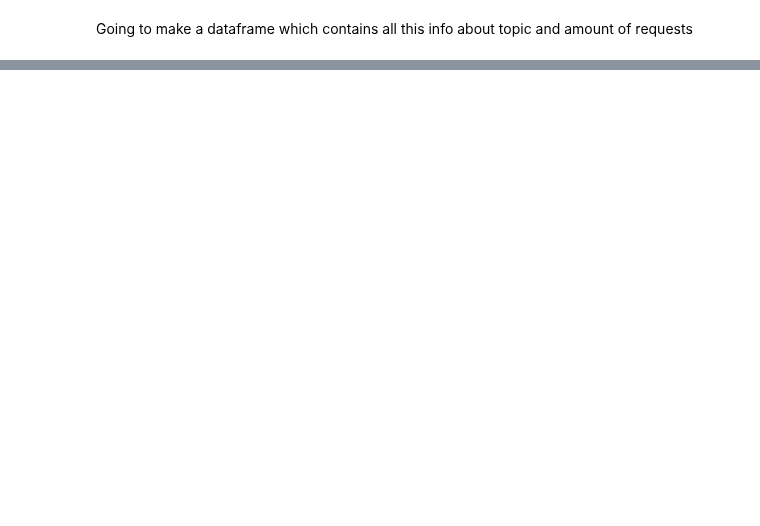
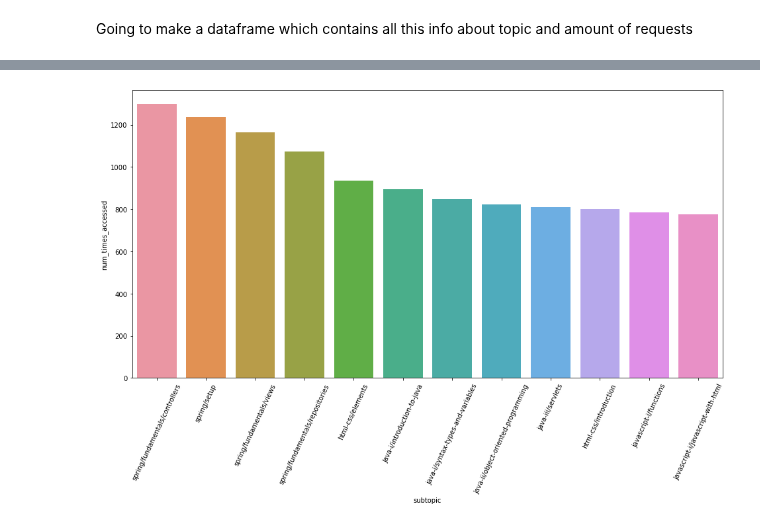
Before and after one commit to AACKV/anomaly_detection_project, a Jupyter notebook: andrew_working_notebook.ipynb, the cells around one changed output, grey strips where cells are left out. Saved outputs shown, nothing was run; the diff lists cells and outputs as text; code cells hidden in the pictures; blank space fills up the shorter version.

```diff
--- a/andrew_working_notebook.ipynb
+++ b/andrew_working_notebook.ipynb
@@ -578,0 +760,16 @@ sns.barplot(data= wd_results_df, x = 'topic', y = 'times_accessed')
+# %%
+# Making a dataframe to contain the most accessed subtopics
+sub_topics_list = ['java-i/introduction-to-java',
+                   'java-i/syntax-types-and-variables',
+                   'java-ii/object-oriented-programming',
+                   'java-iii/servlets',
+                   'javascript-i/functions',
+                   'javascript-i/javascript-with-html',
+                   'spring/fundamentals/controllers',
+                   'spring/setup',
+                   'spring/fundamentals/views',
+                   'spring/fundamentals/repositories',
+                   'html-css/elements',
+                   'html-css/introduction']
+occurances_list = [894, 847, 822, 811, 785, 775, 1299, 1236, 1166, 1073, 937, 800]
+wd_subtopics = {'subtopic': sub_topics_list, 'num_times_accessed': occurances_list}
@@ -578,0 +796,3 @@ sns.barplot(data= wd_results_df, x = 'topic', y = 'times_accessed')
+# %%
+wd_subtopics_df = pd.DataFrame(wd_subtopics).sort_values('num_times_accessed', ascending=False)
+wd_subtopics_df
@@ -578,0 +813,6 @@ sns.barplot(data= wd_results_df, x = 'topic', y = 'times_accessed')
+# %%
+ax = sns.barplot(data= wd_subtopics_df, x = 'subtopic', y = 'num_times_accessed')
+plt.xticks(rotation=65)
+plt.show()
+# %% [output]
+[figure, added]
```
Also changed, not shown: parts of 60 cells of this notebook.
